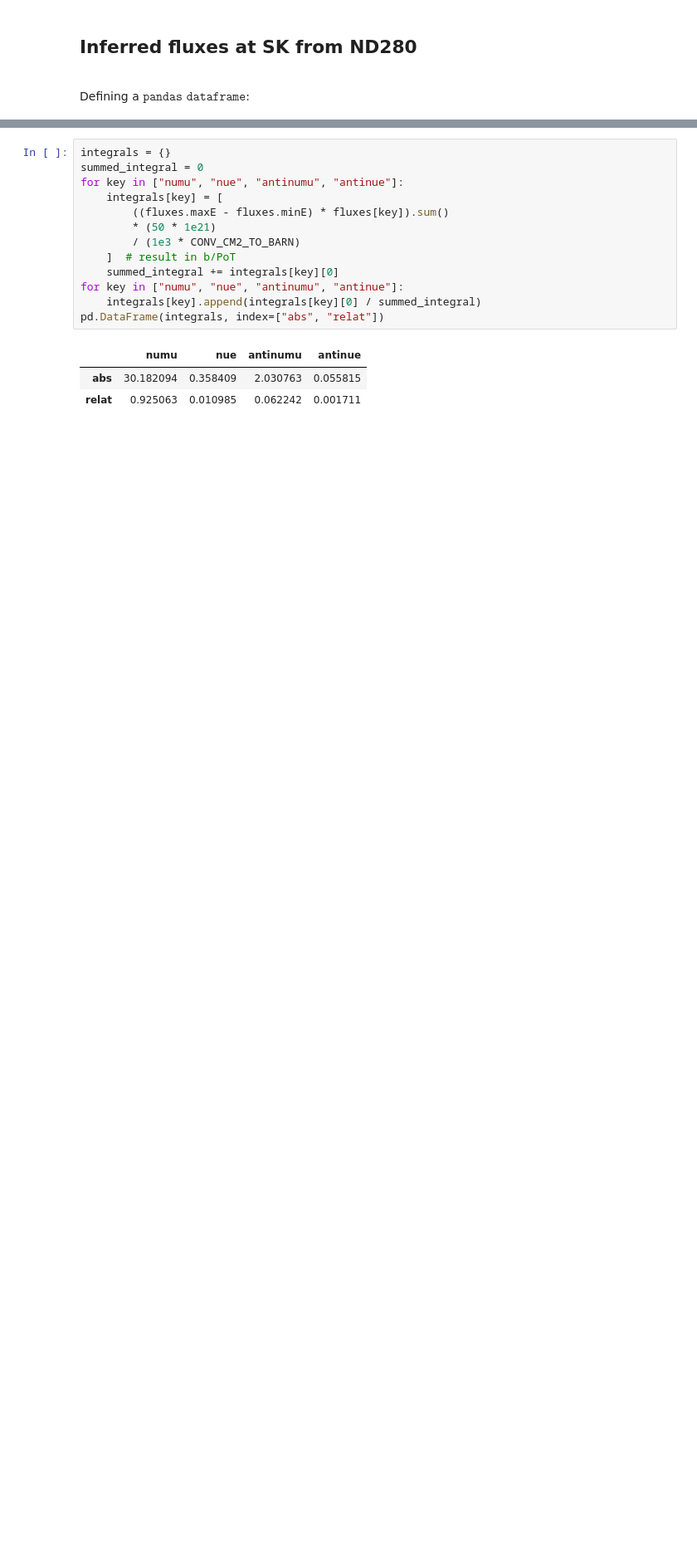
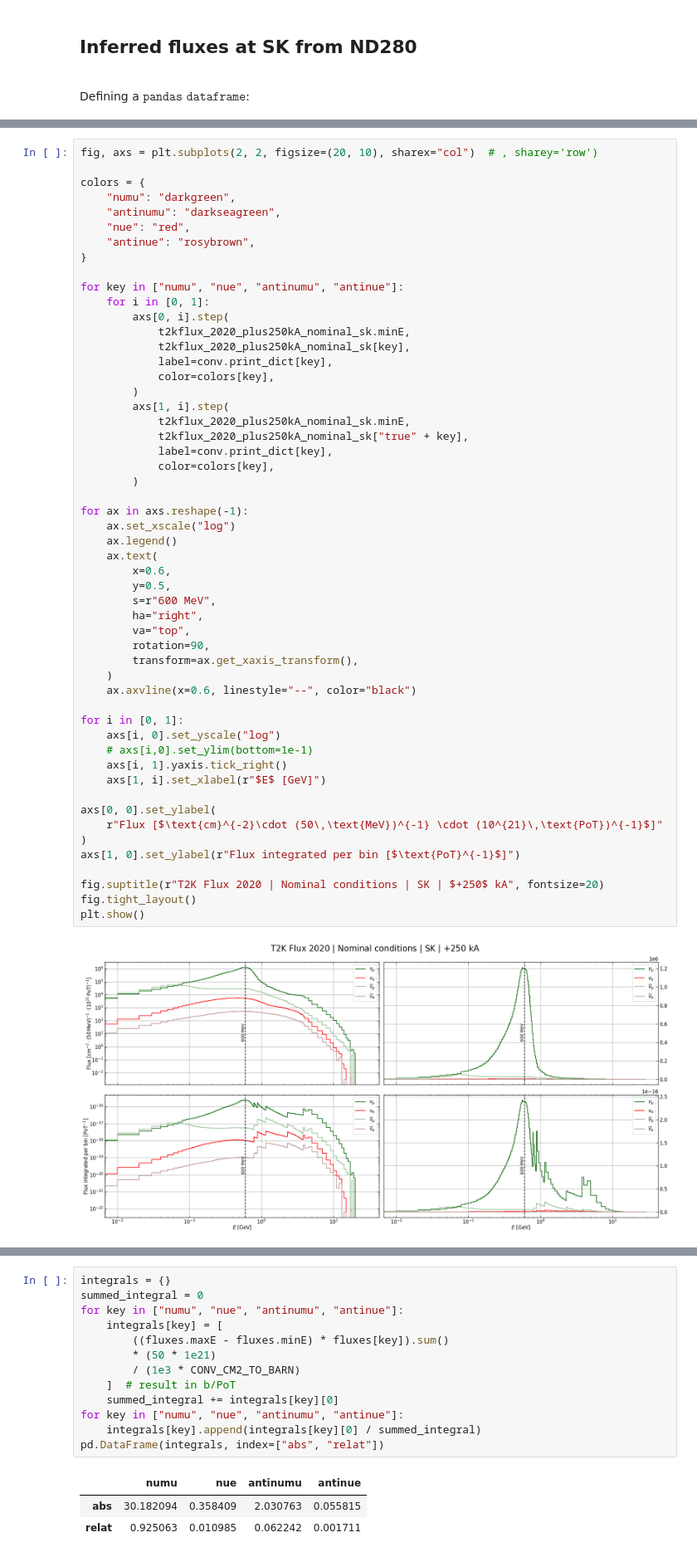
Before and after one commit to pboistier/energy-effects-T2K, a Jupyter notebook: docs/source/notebooks/convolution.ipynb, the cells around one changed output, grey strips where cells are left out. Shown: that part at 83% size. Saved outputs shown, nothing was run; the diff lists cells and outputs as text; blank space fills up the shorter version.

```diff
--- a/docs/source/notebooks/convolution.ipynb
+++ b/docs/source/notebooks/convolution.ipynb
@@ -69,0 +71,55 @@ fluxes.describe()
+# %%
+fig, axs = plt.subplots(2, 2, figsize=(20, 10), sharex="col")  # , sharey='row')
+
+colors = {
+    "numu": "darkgreen",
+    "antinumu": "darkseagreen",
+    "nue": "red",
+    "antinue": "rosybrown",
+}
+
+for key in ["numu", "nue", "antinumu", "antinue"]:
+    for i in [0, 1]:
+        axs[0, i].step(
+            t2kflux_2020_plus250kA_nominal_sk.minE,
+            t2kflux_2020_plus250kA_nominal_sk[key],
+            label=conv.print_dict[key],
+            color=colors[key],
+        )
+        axs[1, i].step(
+            t2kflux_2020_plus250kA_nominal_sk.minE,
+            t2kflux_2020_plus250kA_nominal_sk["true" + key],
+            label=conv.print_dict[key],
+            color=colors[key],
+        )
+
+for ax in axs.reshape(-1):
+    ax.set_xscale("log")
+    ax.legend()
+    ax.text(
+        x=0.6,
+        y=0.5,
+        s=r"600 MeV",
+        ha="right",
+        va="top",
+        rotation=90,
+        transform=ax.get_xaxis_transform(),
+    )
+    ax.axvline(x=0.6, linestyle="--", color="black")
+
+for i in [0, 1]:
+    axs[i, 0].set_yscale("log")
+    # axs[i,0].set_ylim(bottom=1e-1)
+    axs[i, 1].yaxis.tick_right()
+    axs[1, i].set_xlabel(r"$E$ [GeV]")
+
+axs[0, 0].set_ylabel(
+    r"Flux [$\text{cm}^{-2}\cdot (50\,\text{MeV})^{-1} \cdot (10^{21}\,\text{PoT})^{-1}$]"
+)
+axs[1, 0].set_ylabel(r"Flux integrated per bin [$\text{PoT}^{-1}$]")
+
+fig.suptitle(r"T2K Flux 2020 | Nominal conditions | SK | $+250$ kA", fontsize=20)
+fig.tight_layout()
+plt.show()
+# %% [output]
+[figure, added]
```
Also changed, not shown: parts of 10 cells of this notebook, 35 other files.
